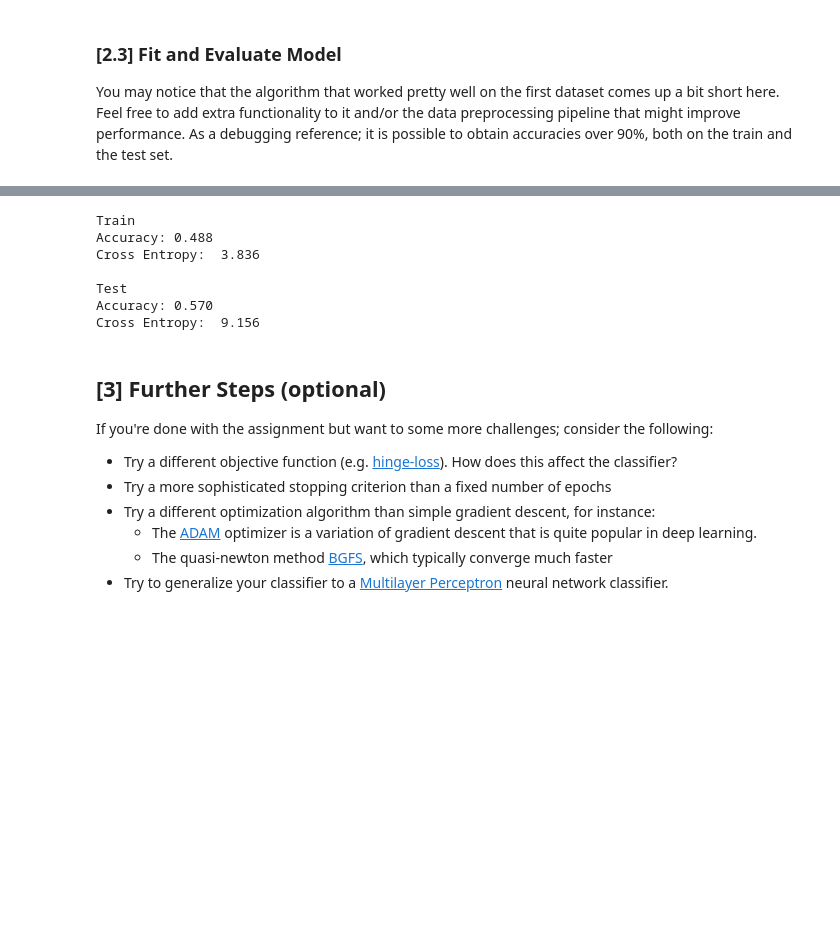
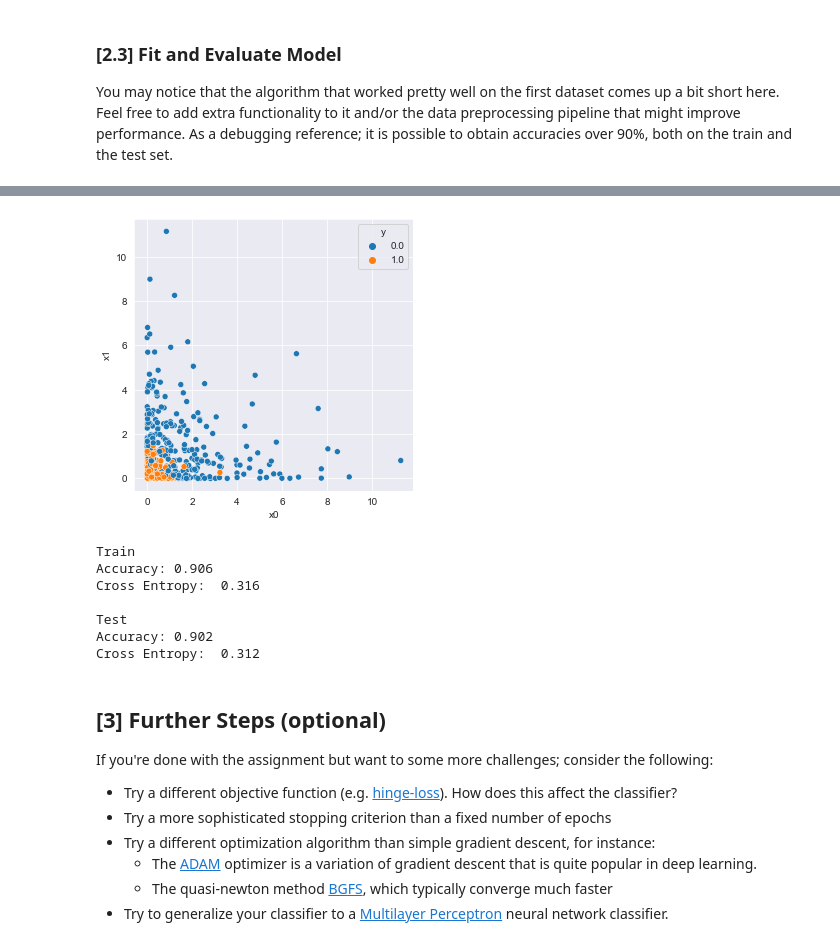
Before and after one commit to Moelfarri/MachineLearning-TDT4173, a Jupyter notebook: logistic_regression/experiment.ipynb, the cells around one changed output, grey strips where cells are left out. Drawn from its saved outputs; the diff is of its cells as text; code cells hidden in the pictures; blank space fills up the shorter version.

```diff
--- a/logistic_regression/experiment.ipynb
+++ b/logistic_regression/experiment.ipynb
@@ -171,6 +163,32 @@ sns.scatterplot(x='x0', y='x1', hue='y', data=normalized_data_2_train);
+# %%
+#Trying some feature transformation techniques - For example transforming the data from a space of x to ---> x^2
+
+plt.figure(figsize=(5, 5))
+data_2 = pd.read_csv('data_2.csv')
+data_2.head()
+
+data_2_train = data_2.query('split == "train"')
+data_2_test = data_2.query('split == "test"')
+
+
+
+data_2_train = data_2_train[data_2_train.columns[:-1]].apply(lambda x: x*x)
+data_2_test  = data_2_test[data_2_test.columns[:-1]].apply(lambda x:   x*x)
+
+
+X_train, y_train = data_2_train[['x0', 'x1']], data_2_train['y']
+
+X_test, y_test = data_2_test[['x0', 'x1']], data_2_test['y']
+
+
+sns.scatterplot(x='x0', y='x1', hue='y', data=data_2_train);
+
+#Now it resembles a scatterplot not far from how the one in task 1 looked like!
+# %% [output]
+[figure, added]
 # %%
 # Fit model (TO TRAIN SET ONLY)
-model_2 = lr.LogisticRegression(lr=0.3, iterations=1000)  # <--- Feel free to add hyperparameters
+model_2 = lr.LogisticRegression(lr=0.001, iterations=100)  # <--- Feel free to add hyperparameters
 model_2.fit(X_train, y_train)
 
 
@@ -187,12 +205,12 @@ print(f'Accuracy: {lr.binary_accuracy(y_true=y_test, y_pred=y_pred_test, thresho
 print(f'Cross Entropy:  {lr.binary_cross_entropy(y_true=y_test, y_pred=y_pred_test) :.3f}')
 # %% [output]
 Train
-Accuracy: 0.488
-Cross Entropy:  3.836
+Accuracy: 0.906
+Cross Entropy:  0.316
 
 Test
-Accuracy: 0.570
-Cross Entropy:  9.156
+Accuracy: 0.902
+Cross Entropy:  0.312
 # %% [markdown]
 ## [3] Further Steps (optional)
 
```
Also changed, not shown: parts of 3 cells of this notebook.
